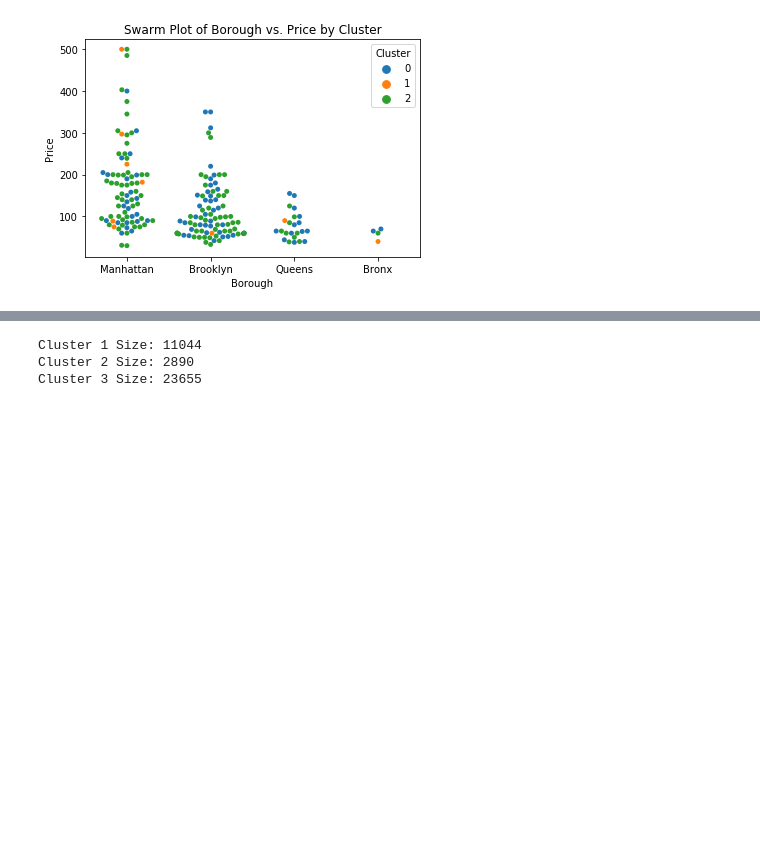
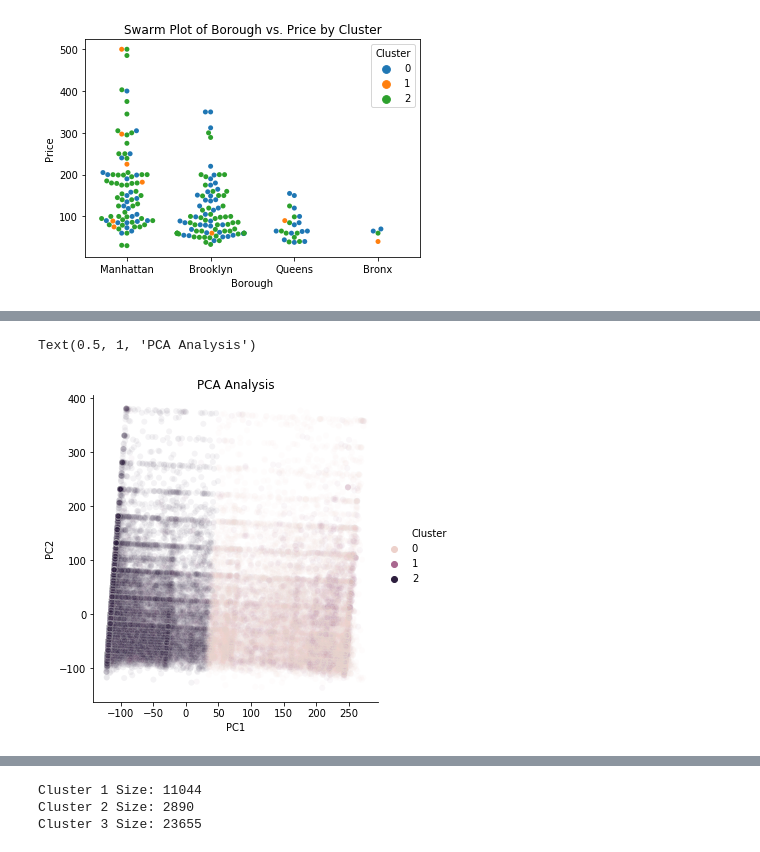
Before and after one commit to esm2000/ds_coursework_python, a Jupyter notebook: mat_328/project/k_means_clustering.ipynb, the cells around one changed output, grey strips where cells are left out. Drawn from its saved outputs; the diff is of its cells as text; code cells hidden in the pictures; blank space fills up the shorter version.

Commit message:
pca analysis

```diff
--- a/mat_328/project/k_means_clustering.ipynb
+++ b/mat_328/project/k_means_clustering.ipynb
@@ -211,3 +211,12 @@ plt.ylabel("Price")
 plt.savefig("plots/cluster_visualization3")
 # %% [output]
 [figure]
+# %%
+from sklearn.decomposition import PCA
+pca = PCA(n_components=2)
+pca.fit(X)
+X_rotated = pca.transform(X)
+# %%
+X_rotated_df = pd.DataFrame(X_rotated, columns = ["PC1","PC2"])
+X_rotated_df["Cluster"] = kmeans_clusters
+X_rotated_df.head()
@@ -213,0 +230,6 @@ plt.savefig("plots/cluster_visualization3")
+# %%
+sns.relplot(x = "PC1", y = "PC2", hue = "Cluster", data = X_rotated_df, alpha = 0.05)
+plt.title("PCA Analysis (k = 3)")
+# %% [output]
+Text(0.5, 1, 'PCA Analysis')
+[figure, added]
```
Also changed, not shown: parts of 2 cells of this notebook.
